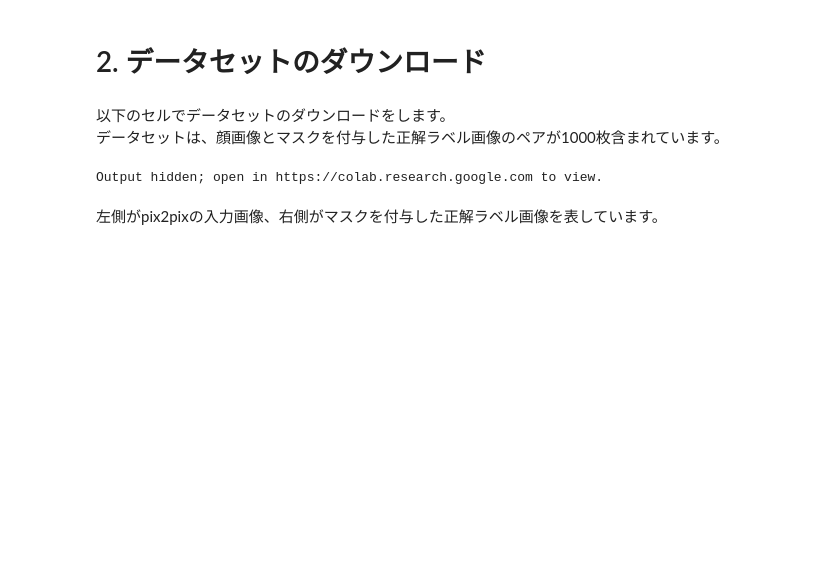
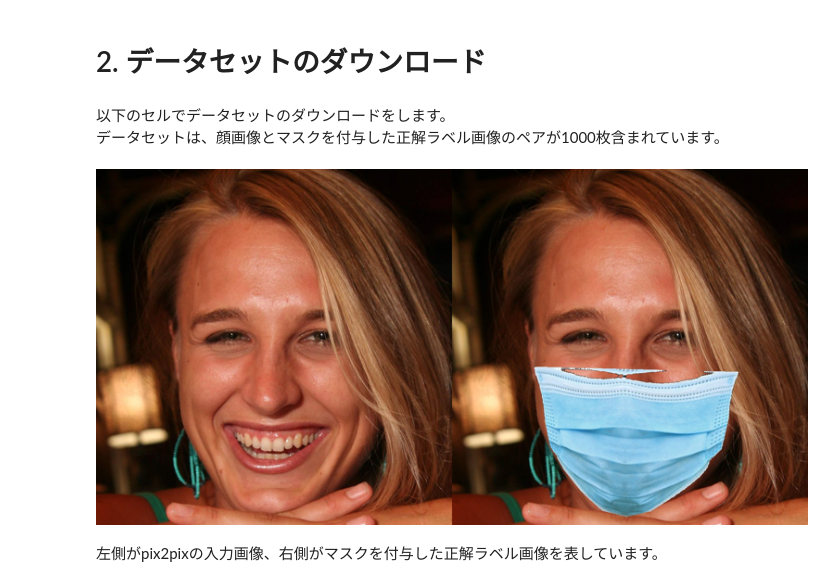
Before and after one commit to varus1234/face2mask-2, a Jupyter notebook: notebooks/train.ipynb, the cells around one changed output. Saved outputs shown, nothing was run; the diff lists cells and outputs as text; code cells hidden in the pictures; blank space fills up the shorter version.

```diff
--- a/notebooks/train.ipynb
+++ b/notebooks/train.ipynb
@@ -21,11 +21,12 @@ urllib.request.urlretrieve(url, file_name)
 # %%
 # データセットの画像表示
 from PIL import Image
 
 img = Image.open('/content/drive/MyDrive/face2mask-2/pytorch-CycleGAN-and-pix2pix/datasets/masks/train/00001.jpg')
+img = img.resize((768, 384))
 img
 # %% [output]
-Output hidden; open in https://colab.research.google.com to view.
+[figure, added]
 # %% [markdown]
 左側がpix2pixの入力画像、右側がマスクを付与した正解ラベル画像を表しています。
 # %% [markdown]
```
Also changed, not shown: 1 other file.
